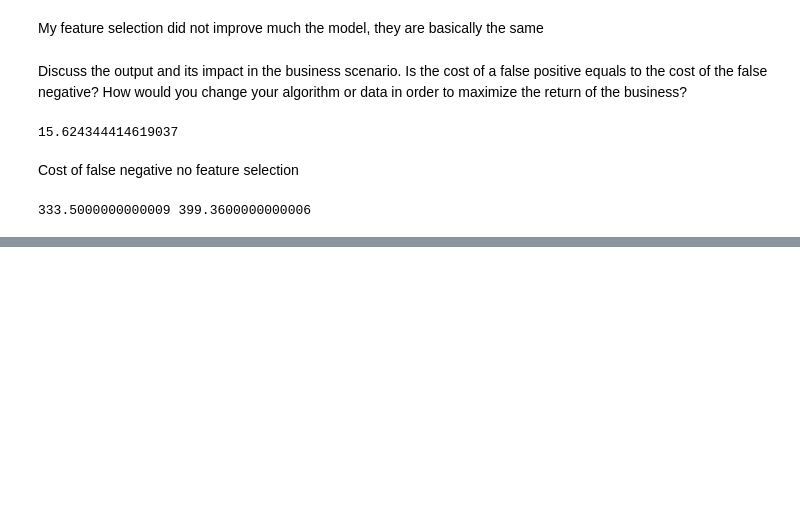
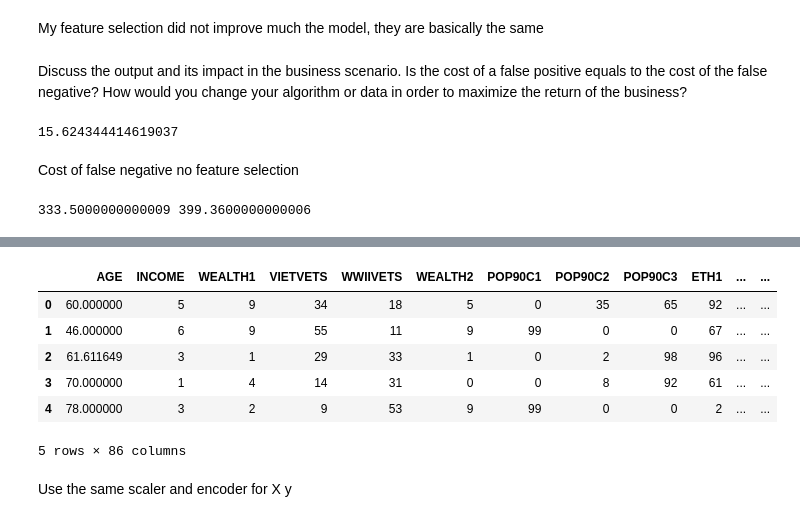
Before and after one commit to vadragna/lab-random-forests, a Jupyter notebook: random_forstest.ipynb, the cells around one changed output, grey strips where cells are left out. Saved outputs shown, nothing was run; the diff lists cells and outputs as text; code cells hidden in the pictures; blank space fills up the shorter version.

```diff
--- a/random_forstest.ipynb
+++ b/random_forstest.ipynb
@@ -362,0 +397,10 @@ print(no_f_sel_saved_money , f_sel_saved_money)
+# %%
+X.head()
+# %% [output]
+|  | AGE | INCOME | WEALTH1 | VIETVETS | WWIIVETS | WEALTH2 | POP90C1 | POP90C2 | POP90C3 | ETH1 | ... | ... |
+| 0 | 60.000000 | 5 | 9 | 34 | 18 | 5 | 0 | 35 | 65 | 92 | ... | ... |
+| 1 | 46.000000 | 6 | 9 | 55 | 11 | 9 | 99 | 0 | 0 | 67 | ... | ... |
+| 2 | 61.611649 | 3 | 1 | 29 | 33 | 1 | 0 | 2 | 98 | 96 | ... | ... |
+| 3 | 70.000000 | 1 | 4 | 14 | 31 | 0 | 0 | 8 | 92 | 61 | ... | ... |
+| 4 | 78.000000 | 3 | 2 | 9 | 53 | 9 | 99 | 0 | 0 | 2 | ... | ... |
+5 rows × 86 columns
@@ -362,0 +411,2 @@ print(no_f_sel_saved_money , f_sel_saved_money)
+# %% [markdown]
+Use the same scaler and encoder for X y
```
Also changed, not shown: parts of 28 cells of this notebook, 4 other files.
